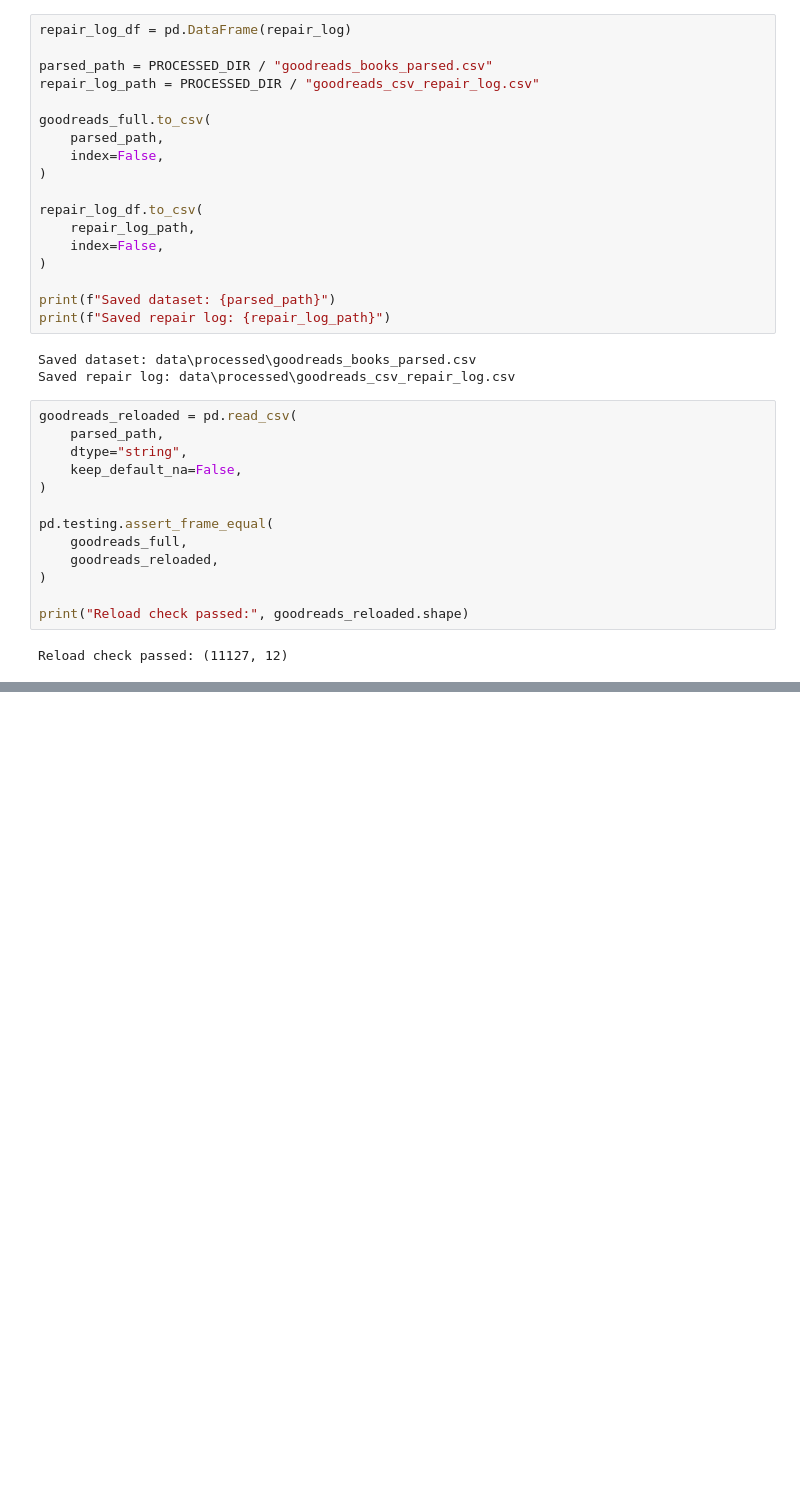
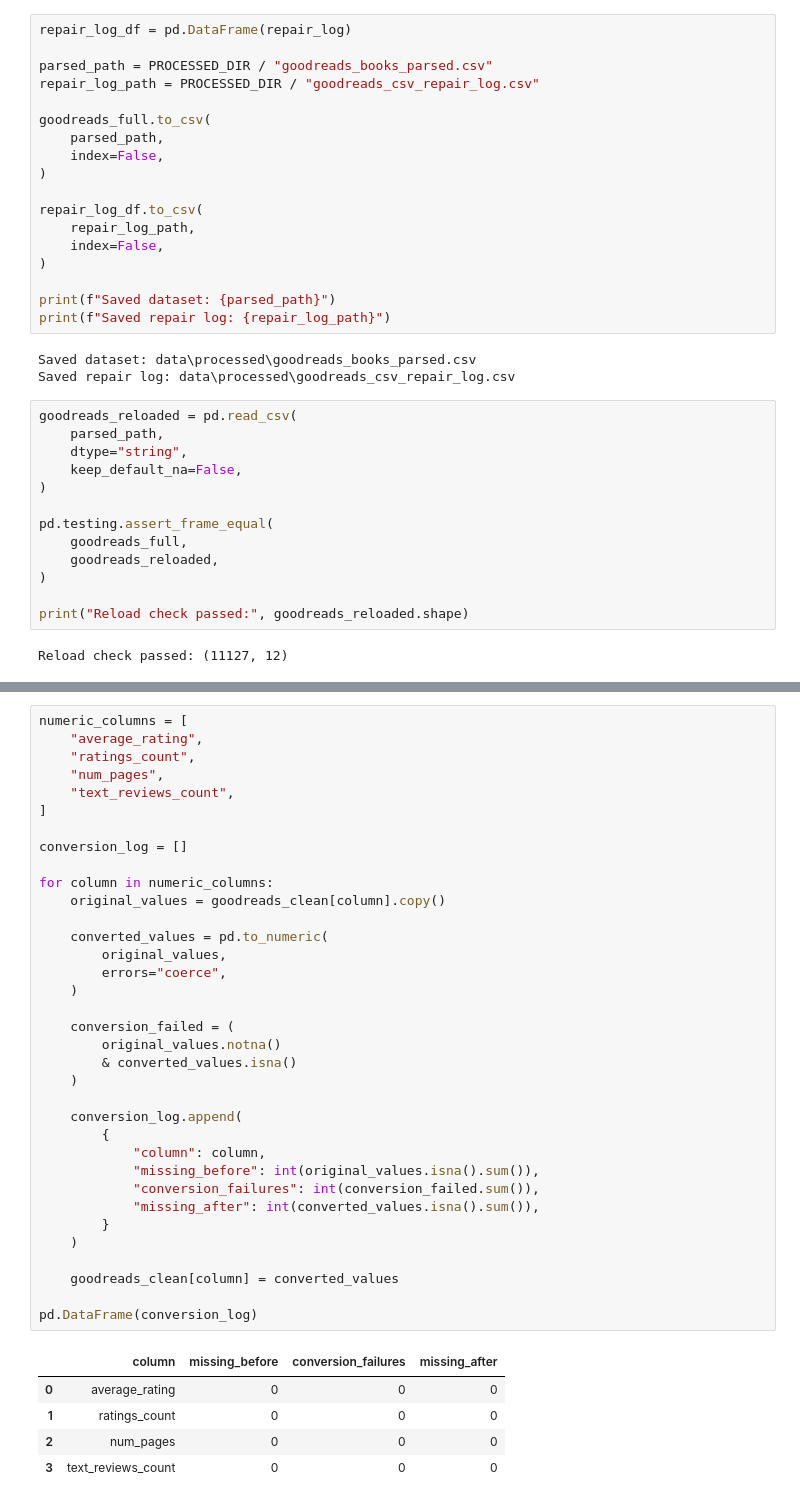
Before and after one commit to radostina-elinchova/books-ds, a Jupyter notebook: books_project.ipynb, the cells around one changed output, grey strips where cells are left out. Cells and saved outputs as stored; diff of their text form; blank space fills up the shorter version.

```diff
--- a/books_project.ipynb
+++ b/books_project.ipynb
@@ -656,0 +679,41 @@ will be performed in the next stage.
+# %%
+numeric_columns = [
+    "average_rating",
+    "ratings_count",
+    "num_pages",
+    "text_reviews_count",
+]
+
+conversion_log = []
+
+for column in numeric_columns:
+    original_values = goodreads_clean[column].copy()
+
+    converted_values = pd.to_numeric(
+        original_values,
+        errors="coerce",
+    )
+
+    conversion_failed = (
+        original_values.notna()
+        & converted_values.isna()
+    )
+
+    conversion_log.append(
+        {
+            "column": column,
+            "missing_before": int(original_values.isna().sum()),
+            "conversion_failures": int(conversion_failed.sum()),
+            "missing_after": int(converted_values.isna().sum()),
+        }
+    )
+
+    goodreads_clean[column] = converted_values
+
+pd.DataFrame(conversion_log)
+# %% [output]
+|  | column | missing_before | conversion_failures | missing_after |
+| 0 | average_rating | 0 | 0 | 0 |
+| 1 | ratings_count | 0 | 0 | 0 |
+| 2 | num_pages | 0 | 0 | 0 |
+| 3 | text_reviews_count | 0 | 0 | 0 |
```
Also changed, not shown: parts of 12 cells of this notebook, 4 other files.
